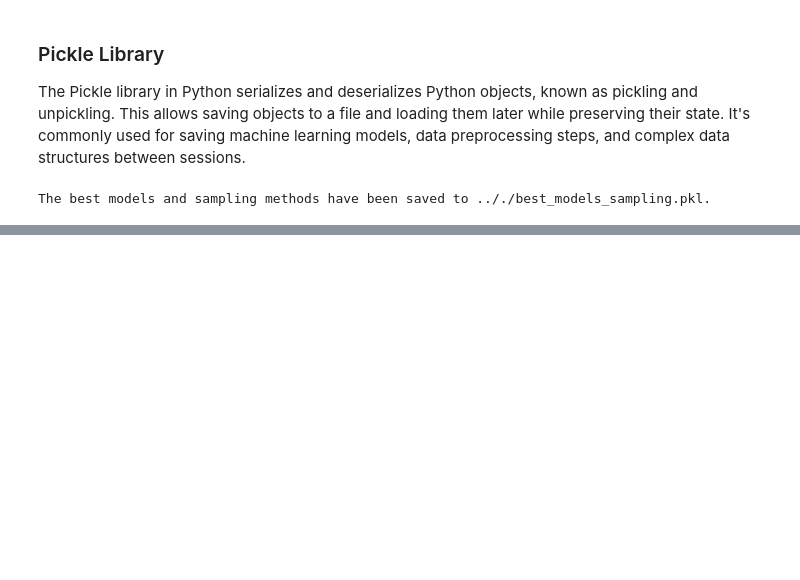
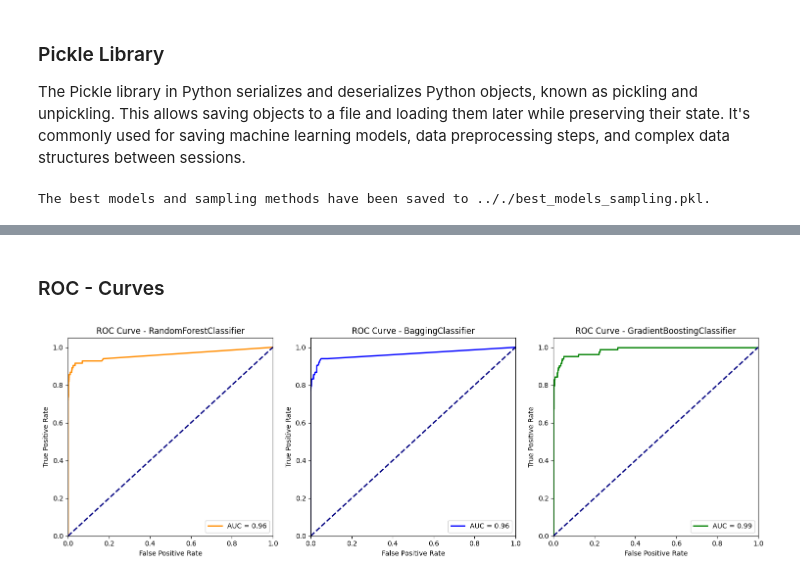
Before and after one commit to waldmjn/Predictive-Maintenance, a Jupyter notebook: DataModells.ipynb, the cells around one changed output, grey strips where cells are left out. Drawn from its saved outputs; the diff is of its cells as text; code cells hidden in the pictures; blank space fills up the shorter version.

```diff
--- a/DataModells.ipynb
+++ b/DataModells.ipynb
@@ -302,7 +227,6 @@ Sampling involves adjusting the dataset to balance the class distribution. This
 Hyperparameter Optimization involves searching for the optimal set of parameters for a machine learning model.
 # %%
 from imblearn.combine import SMOTETomek
-import joblib
 
 # Define models
 RdFo = RandomForestClassifier(random_state=42, criterion='entropy')
@@ -327,9 +251,6 @@ Samp_list = [OverSamp_1, OverSamp_2, OverSamp_3, UnderSamp_1, UnderSamp_2, Under
 
 # Initialize results DataFrame
 results_df = pd.DataFrame()
-
-#Placeholder for models
-best_models = []
 
 # Loop through each model and each sampling method
 for model in [RdFo, BBC, DTC, GBC]:
@@ -391,20 +312,7 @@ for model in [RdFo, BBC, DTC, GBC]:
 
         results_df = pd.concat([results_df, score_df])
 
-        if len(best_models) < 2:
-            best_models.append((random_search.best_estimator_, samp, f1))
-        else:
-            min_f1 = min(best_models, key=lambda x: x[2])
-            if f1 > min_f1[2]:
-                best_models.remove(min_f1)
-                best_models.append((random_search.best_estimator_, samp, f1))
-
-
 # Sort results by f1 score and display
 results_df = results_df.sort_values(by='f1', ascending=False)
 print(results_df.round(4))
-
-for i, (model, samp, f1) in enumerate(best_models):
-    joblib.dump(model, f"best_model_{i+1}.joblib")
-    joblib.dump(samp, f"best_sampling_{i+1}.joblib")
 # %% [output]
@@ -609,0 +454,56 @@ The best models and sampling methods have been saved to .././best_models_samplin
+# %% [markdown]
+### ROC - Curves
+# %%
+from sklearn.metrics import roc_curve, auc
+# Predict probabilities on the test set
+y_score_1 = best_model_1.predict_proba(X_test)[:, 1]
+y_score_2 = best_model_2.predict_proba(X_test)[:, 1]
+y_score_3 = best_model_3.predict_proba(X_test)[:, 1]
+
+# Compute ROC curve and ROC area for each model
+fpr_1, tpr_1, _ = roc_curve(y_test, y_score_1)
+roc_auc_1 = auc(fpr_1, tpr_1)
+
+fpr_2, tpr_2, _ = roc_curve(y_test, y_score_2)
+roc_auc_2 = auc(fpr_2, tpr_2)
+
+fpr_3, tpr_3, _ = roc_curve(y_test, y_score_3)
+roc_auc_3 = auc(fpr_3, tpr_3)
+
+# Plot ROC curves individually
+fig, axes = plt.subplots(1, 3, figsize=(15, 5))
+
+# ROC for RandomForestClassifier
+axes[0].plot(fpr_1, tpr_1, color='darkorange', lw=2, label=f'AUC = {roc_auc_1:0.2f}')
+axes[0].plot([0, 1], [0, 1], color='navy', lw=2, linestyle='--')
+axes[0].set_xlim([0.0, 1.0])
+axes[0].set_ylim([0.0, 1.05])
+axes[0].set_xlabel('False Positive Rate')
+axes[0].set_ylabel('True Positive Rate')
+axes[0].set_title('ROC Curve - RandomForestClassifier')
+axes[0].legend(loc="lower right")
+
+# ROC for BaggingClassifier
+axes[1].plot(fpr_2, tpr_2, color='blue', lw=2, label=f'AUC = {roc_auc_2:0.2f}')
+axes[1].plot([0, 1], [0, 1], color='navy', lw=2, linestyle='--')
+axes[1].set_xlim([0.0, 1.0])
+axes[1].set_ylim([0.0, 1.05])
+axes[1].set_xlabel('False Positive Rate')
+axes[1].set_ylabel('True Positive Rate')
+axes[1].set_title('ROC Curve - BaggingClassifier')
+axes[1].legend(loc="lower right")
+
+# ROC for GradientBoostingClassifier
+axes[2].plot(fpr_3, tpr_3, color='green', lw=2, label=f'AUC = {roc_auc_3:0.2f}')
+axes[2].plot([0, 1], [0, 1], color='navy', lw=2, linestyle='--')
+axes[2].set_xlim([0.0, 1.0])
+axes[2].set_ylim([0.0, 1.05])
+axes[2].set_xlabel('False Positive Rate')
+axes[2].set_ylabel('True Positive Rate')
+axes[2].set_title('ROC Curve - GradientBoostingClassifier')
+axes[2].legend(loc="lower right")
+
+plt.tight_layout()
+plt.show()
+# %% [output]
+[figure, added]
```
Also changed, not shown: parts of 24 cells of this notebook.
